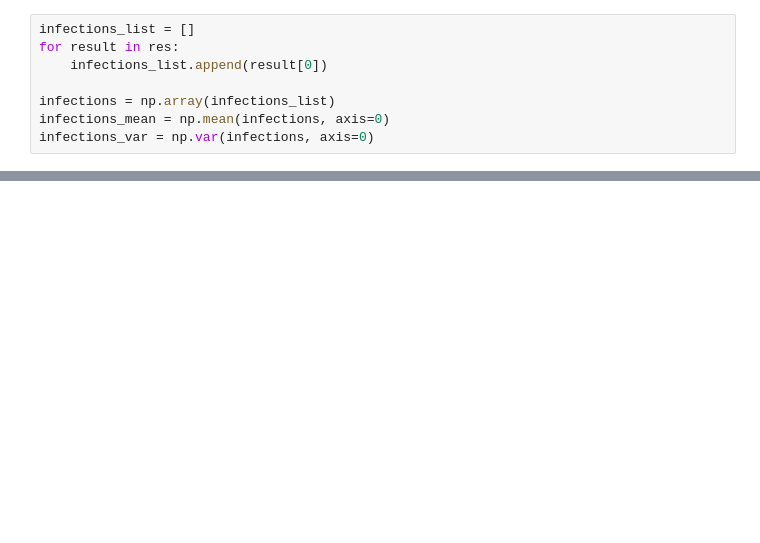
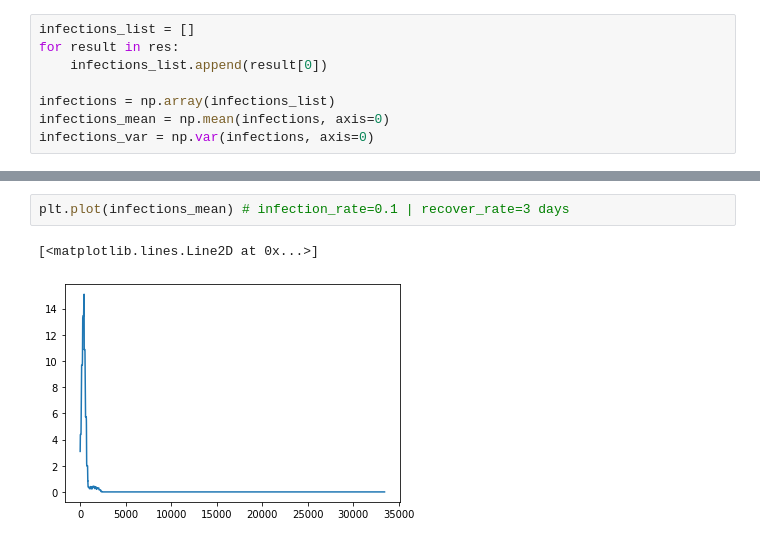
Before and after one commit to cldme/outbreak-simulation, a Jupyter notebook: mit_network_sim.ipynb, the cells around one changed output, grey strips where cells are left out. Drawn from its saved outputs; the diff is of its cells as text; blank space fills up the shorter version.

```diff
--- a/mit_network_sim.ipynb
+++ b/mit_network_sim.ipynb
@@ -168 +195,6 @@ infections_var = np.var(infections, axis=0)
+# %%
+plt.plot(infections_mean) # infection_rate=0.1 | recover_rate=3 days
+# %% [output]
+[<matplotlib.lines.Line2D at 0x...>]
+[figure, added]
 # %%
```
Also changed, not shown: parts of 7 cells of this notebook, 1 other file.
